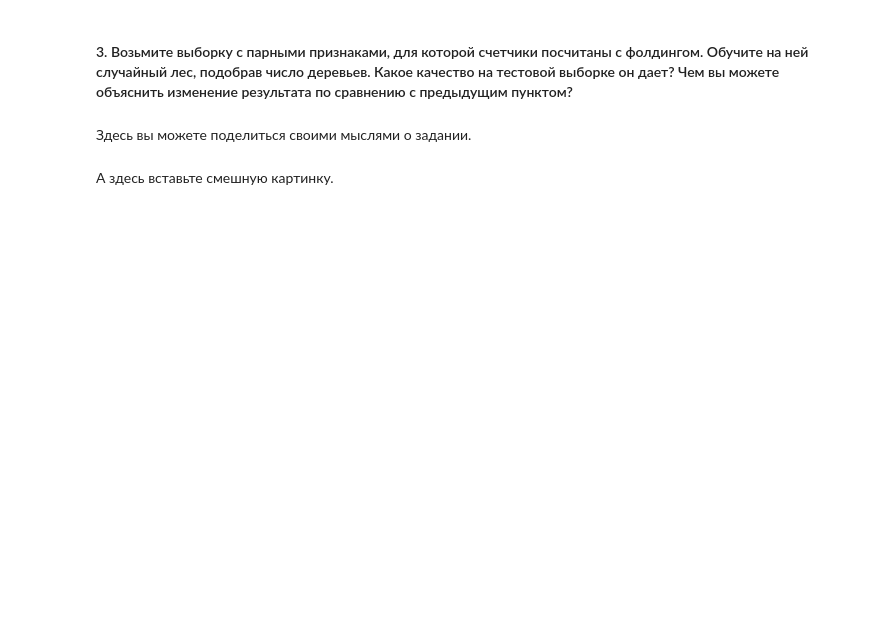
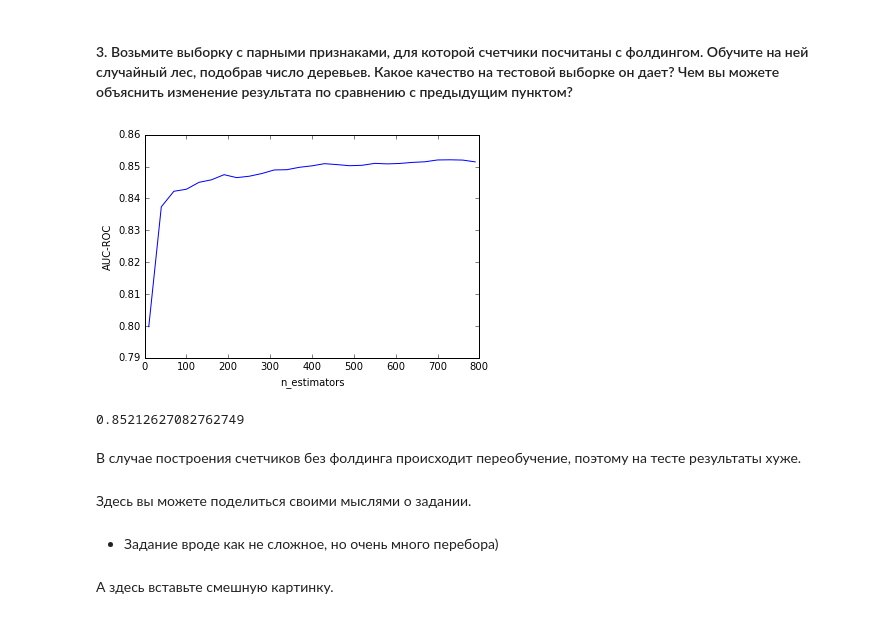
Before and after one commit to corvin28/ml_labs, a Jupyter notebook: lab01_pandas_knn_trees.ipynb, the cells around one changed output. Saved outputs shown, nothing was run; the diff lists cells and outputs as text; code cells hidden in the pictures; blank space fills up the shorter version.

```diff
--- a/lab01_pandas_knn_trees.ipynb
+++ b/lab01_pandas_knn_trees.ipynb
@@ -361,6 +494,27 @@ for k in range(3, 20):
 # %% [markdown]
 #### 3. Возьмите выборку с парными признаками, для которой счетчики посчитаны с фолдингом. Обучите на ней случайный лес, подобрав число деревьев. Какое качество на тестовой выборке он дает? Чем вы можете объяснить изменение результата по сравнению с предыдущим пунктом?
+# %%
+score = []
+for i in range(10, 800, 30):
+    rf = RandomForestClassifier(n_estimators=i, n_jobs=-1, random_state=241)
+    rf.fit(X_train_f, y_train.values)
+    answer = rf.predict_proba(X_test_c)
+    score.append(roc_auc_score(y_test.values, answer[:, 1]))
+plt.plot(range(10, 800, 30), score)
+plt.xlabel('n_estimators')
+plt.ylabel('AUC-ROC')
+plt.show()
+# %% [output]
+[figure, added]
+# %%
+max(score)
+# %% [output]
+0.85212627082762749
+# %% [markdown]
+В случае построения счетчиков без фолдинга происходит переобучение, поэтому на тесте результаты хуже.
 # %% [markdown]
 Здесь вы можете поделиться своими мыслями о задании.
+# %% [markdown]
+* Задание вроде как не сложное, но очень много перебора)
 # %% [markdown]
 А здесь вставьте смешную картинку.
```
Also changed, not shown: parts of 36 cells of this notebook.
